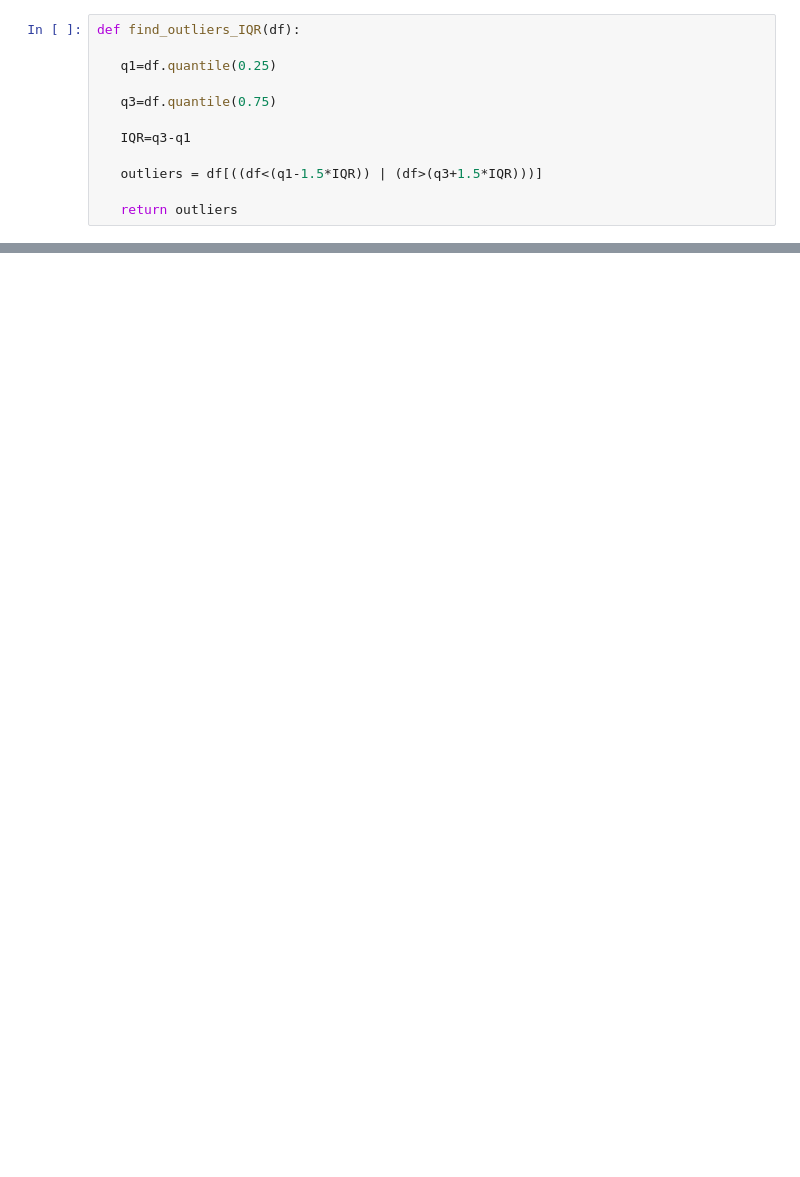
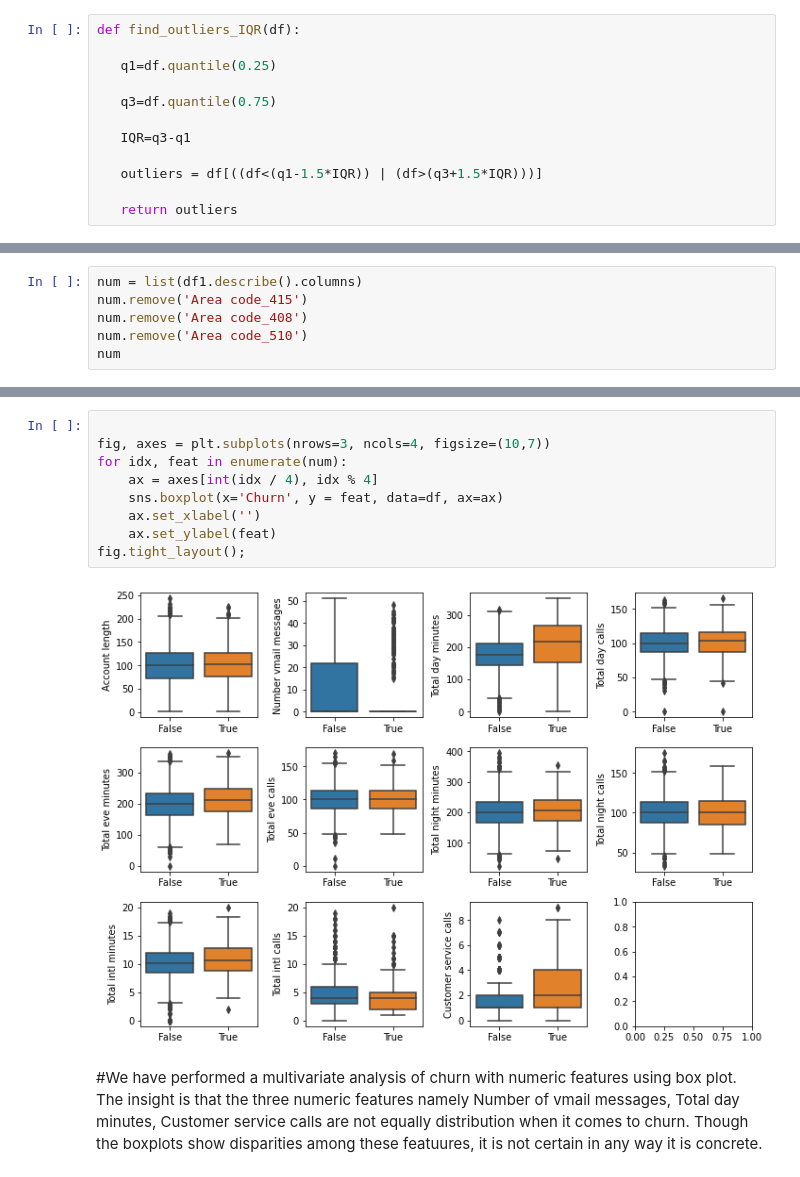
Before and after one commit to akifkashif/EDA-Capstone-Project---Mohammed-Akifuddin, a Jupyter notebook: TEAM_Telecom_Churn_Analysis_Capstone_Project.ipynb, the cells around one changed output, grey strips where cells are left out. Saved outputs shown, nothing was run; the diff lists cells and outputs as text; blank space fills up the shorter version.

```diff
--- a/TEAM_Telecom_Churn_Analysis_Capstone_Project.ipynb
+++ b/TEAM_Telecom_Churn_Analysis_Capstone_Project.ipynb
@@ -638,0 +668,6 @@ min outlier value: nan
+# %%
+num = list(df1.describe().columns)
+num.remove('Area code_415')
+num.remove('Area code_408')
+num.remove('Area code_510')
+num
@@ -638,0 +692,13 @@ min outlier value: nan
+# %%
+
+fig, axes = plt.subplots(nrows=3, ncols=4, figsize=(10,7))
+for idx, feat in enumerate(num):
+    ax = axes[int(idx / 4), idx % 4]
+    sns.boxplot(x='Churn', y = feat, data=df, ax=ax)
+    ax.set_xlabel('')
+    ax.set_ylabel(feat)
+fig.tight_layout();
+# %% [output]
+[figure, added]
+# %% [markdown]
+#We have performed a multivariate analysis of churn with numeric features using box plot. The insight is that the three numeric features  namely Number of vmail messages, Total day minutes, Customer service calls are not equally distribution when it comes to churn. Though the boxplots show disparities among these featuures, it is not certain in any way it is concrete.
```
Also changed, not shown: parts of 52 cells of this notebook.
